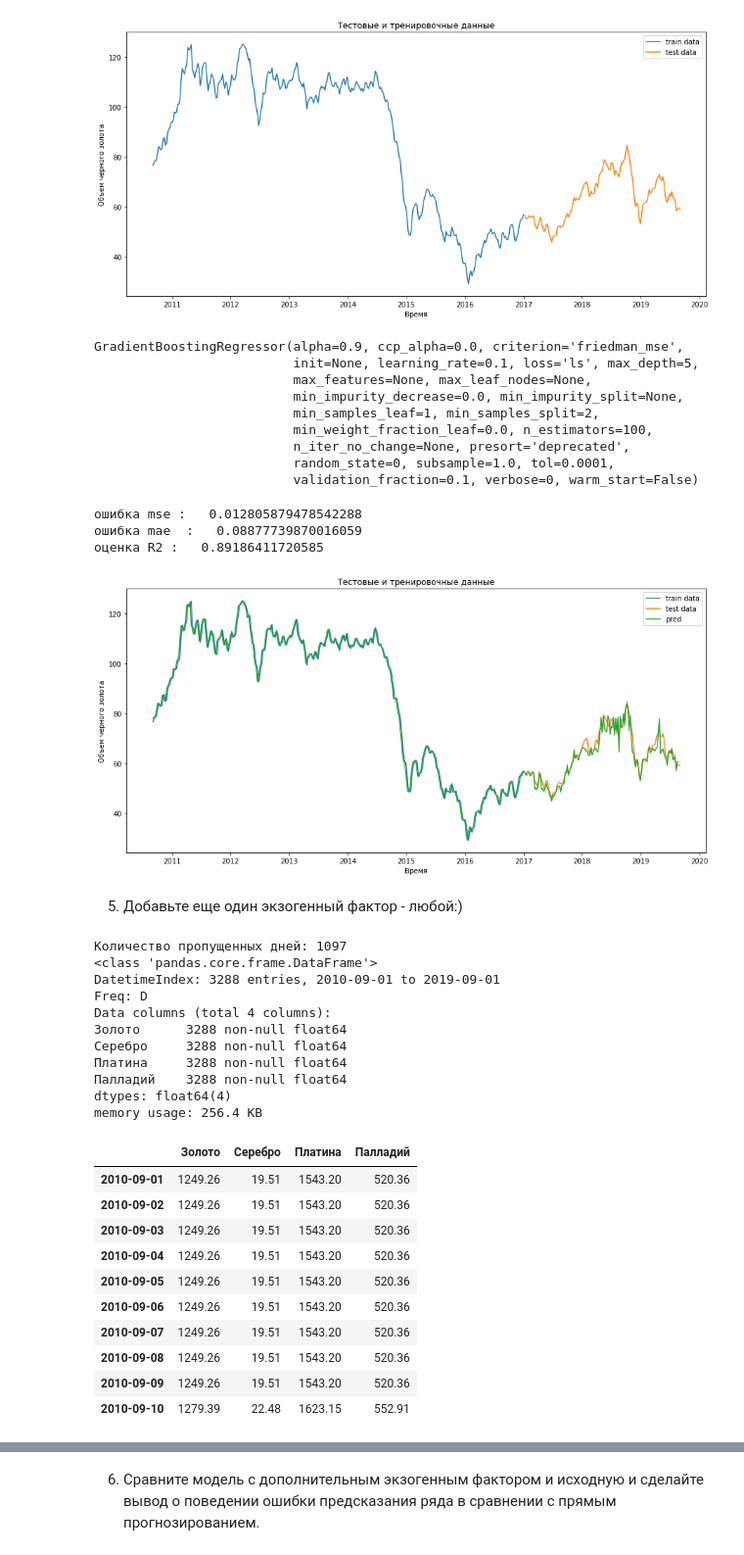
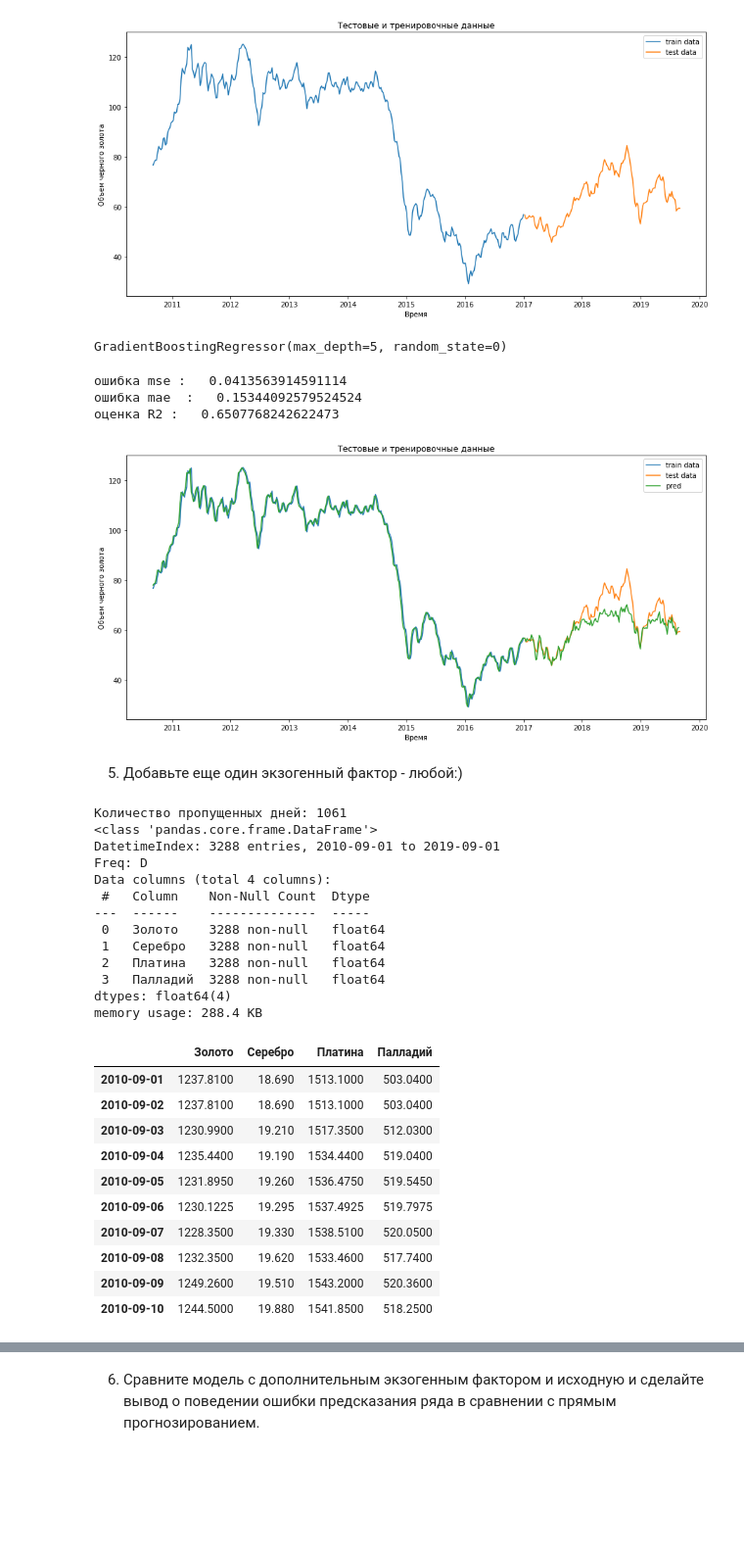
Before and after one commit to Aleksei741/Python_Lesson, a Jupyter notebook: Машинное обучение в бизнесе/Lesson_5/HomeWork_5.ipynb, the cells around one changed output, grey strips where cells are left out. Shown: that part at 98% size. Cells and saved outputs as stored; diff of their text form; code cells hidden in the pictures; blank space fills up the shorter version.

```diff
--- a/Машинное обучение в бизнесе/Lesson_5/HomeWork_5.ipynb
+++ b/Машинное обучение в бизнесе/Lesson_5/HomeWork_5.ipynb
@@ -155,7 +159,7 @@ brent.head()
 # %% [markdown]
 2. Добавьте первые разности по стоимости доллара и евро к рублю
 # %%
-USD = pd.read_csv('RC_F01_09_2010_T01_09_2019_USD.csv', sep=';', index_col=[0], parse_dates=[0])
+USD = pd.read_csv('RC_F01_09_2010_T01_09_2019_USD.csv', sep=';', index_col=[0], parse_dates=[0], dayfirst=True)
 USD['curs'] = USD['curs'].str.replace(',','.',regex=True)
 USD['curs'] = USD['curs'].astype('float64')
 
@@ -226,5 +232,5 @@ memory usage: 179.4 KB
 # %%
-EUR = pd.read_csv('RC_F01_09_2010_T01_09_2019_EUR.csv', sep=';', index_col=[0], parse_dates=[0])
+EUR = pd.read_csv('RC_F01_09_2010_T01_09_2019_EUR.csv', sep=';', index_col=[0], parse_dates=[0], dayfirst=True)
 EUR['curs'] = EUR['curs'].str.replace(',','.',regex=True)
 EUR['curs'] = EUR['curs'].astype('float64')
 
@@ -446,15 +471,7 @@ from sklearn.ensemble import GradientBoostingRegressor
 model = GradientBoostingRegressor(max_depth=5, random_state=0, n_estimators=100)
 model.fit( X_train, y_train )
 # %% [output]
-GradientBoostingRegressor(alpha=0.9, ccp_alpha=0.0, criterion='friedman_mse',
-                          init=None, learning_rate=0.1, loss='ls', max_depth=5,
-                          max_features=None, max_leaf_nodes=None,
-                          min_impurity_decrease=0.0, min_impurity_split=None,
-                          min_samples_leaf=1, min_samples_split=2,
-                          min_weight_fraction_leaf=0.0, n_estimators=100,
-                          n_iter_no_change=None, presort='deprecated',
-                          random_state=0, subsample=1.0, tol=0.0001,
-                          validation_fraction=0.1, verbose=0, warm_start=False)
+GradientBoostingRegressor(max_depth=5, random_state=0)
 # %%
 y_pred = model.predict(X_test)
 # %%
@@ -468,9 +485,9 @@ er_r2 = r2_score(y_true=y_test, y_pred=y_pred)
 
 print('ошибка mse :  ', er_s,'\nошибка mae  :  ', er_a,'\nоценка R2 :  ', er_r2)
 # %% [output]
-ошибка mse :   0.012805879478542288
-ошибка mae  :   0.08877739870016059
-оценка R2 :   0.89186411720585
+ошибка mse :   0.0413563914591114
+ошибка mae  :   0.15344092579524524
+оценка R2 :   0.6507768242622473
 # %%
 y_pred_all = model.predict(X)
 # %%
@@ -486,11 +503,11 @@ plt.title( 'Тестовые и тренировочные данные' )
 plt.legend()
 plt.show()
 # %% [output]
-[figure, old version]
+[figure, new version]
 # %% [markdown]
 5. Добавьте еще один экзогенный фактор - любой:)
 # %%
-drag = pd.read_csv('drag.csv', sep=';', index_col=[0], parse_dates=[0])
+drag = pd.read_csv('drag.csv', sep=';', index_col=[0], parse_dates=[0], dayfirst=True)
 
 colum_data = drag.columns
 
@@ -522,49 +539,51 @@ for col in colum_data:
             min_day_value = drag.loc[min_day, [col]].values[0]
             if min_day_value > 1:
                 break;
 
         max_day_value = None
         max_day = i
         while(True):
             max_day = max_day + one_day
             if max_day > drag.index.max():
                 break;
             max_day_value = drag.loc[max_day, [col]].values[0]
             if max_day_value > 1:
                 break;
 
         if max_day_value and min_day_value:
             drag.loc[i, [col]] = (max_day_value + min_day_value) / 2
         elif max_day_value:
             drag.loc[i, [col]] = max_day_value
         elif min_day_value:
             drag.loc[i, [col]] = min_day_value
 
 drag.info()
 drag.head(10)
 # %% [output]
-Количество пропущенных дней: 1097
+Количество пропущенных дней: 1061
 <class 'pandas.core.frame.DataFrame'>
 DatetimeIndex: 3288 entries, 2010-09-01 to 2019-09-01
 Freq: D
 Data columns (total 4 columns):
-Золото      3288 non-null float64
-Серебро     3288 non-null float64
-Платина     3288 non-null float64
-Палладий    3288 non-null float64
+ #   Column    Non-Null Count  Dtype
+---  ------    --------------  -----
+ 0   Золото    3288 non-null   float64
+ 1   Серебро   3288 non-null   float64
+ 2   Платина   3288 non-null   float64
+ 3   Палладий  3288 non-null   float64
 dtypes: float64(4)
-memory usage: 256.4 KB
+memory usage: 288.4 KB
 |  | Золото | Серебро | Платина | Палладий |
-| 2010-09-01 | 1249.26 | 19.51 | 1543.20 | 520.36 |
-| 2010-09-02 | 1249.26 | 19.51 | 1543.20 | 520.36 |
-| 2010-09-03 | 1249.26 | 19.51 | 1543.20 | 520.36 |
-| 2010-09-04 | 1249.26 | 19.51 | 1543.20 | 520.36 |
-| 2010-09-05 | 1249.26 | 19.51 | 1543.20 | 520.36 |
-| 2010-09-06 | 1249.26 | 19.51 | 1543.20 | 520.36 |
-| 2010-09-07 | 1249.26 | 19.51 | 1543.20 | 520.36 |
-| 2010-09-08 | 1249.26 | 19.51 | 1543.20 | 520.36 |
-| 2010-09-09 | 1249.26 | 19.51 | 1543.20 | 520.36 |
-| 2010-09-10 | 1279.39 | 22.48 | 1623.15 | 552.91 |
+| 2010-09-01 | 1237.8100 | 18.690 | 1513.1000 | 503.0400 |
+| 2010-09-02 | 1237.8100 | 18.690 | 1513.1000 | 503.0400 |
+| 2010-09-03 | 1230.9900 | 19.210 | 1517.3500 | 512.0300 |
+| 2010-09-04 | 1235.4400 | 19.190 | 1534.4400 | 519.0400 |
+| 2010-09-05 | 1231.8950 | 19.260 | 1536.4750 | 519.5450 |
+| 2010-09-06 | 1230.1225 | 19.295 | 1537.4925 | 519.7975 |
+| 2010-09-07 | 1228.3500 | 19.330 | 1538.5100 | 520.0500 |
+| 2010-09-08 | 1232.3500 | 19.620 | 1533.4600 | 517.7400 |
+| 2010-09-09 | 1249.2600 | 19.510 | 1543.2000 | 520.3600 |
+| 2010-09-10 | 1244.5000 | 19.880 | 1541.8500 | 518.2500 |
 # %%
 brent_drag = brent.copy()
 # %%
```
Also changed, not shown: parts of 19 cells of this notebook.
